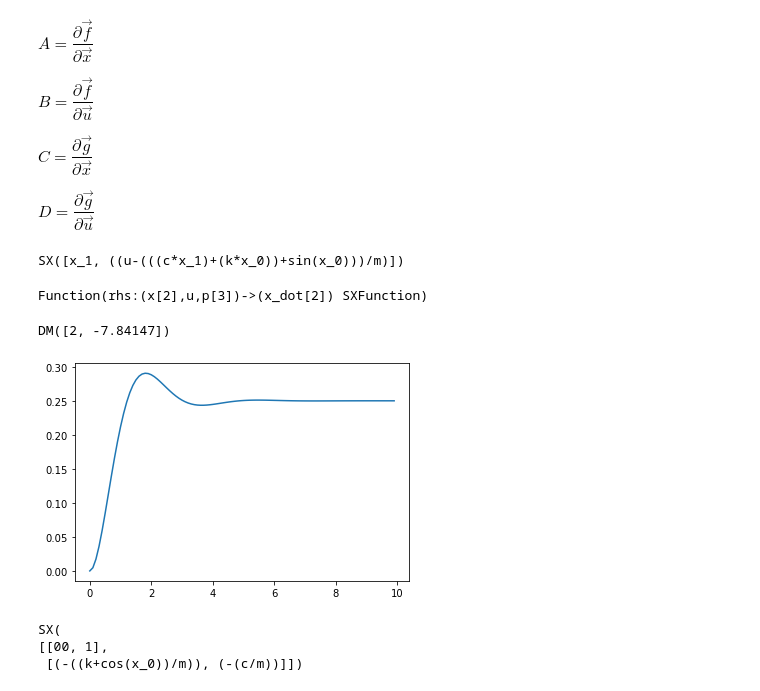
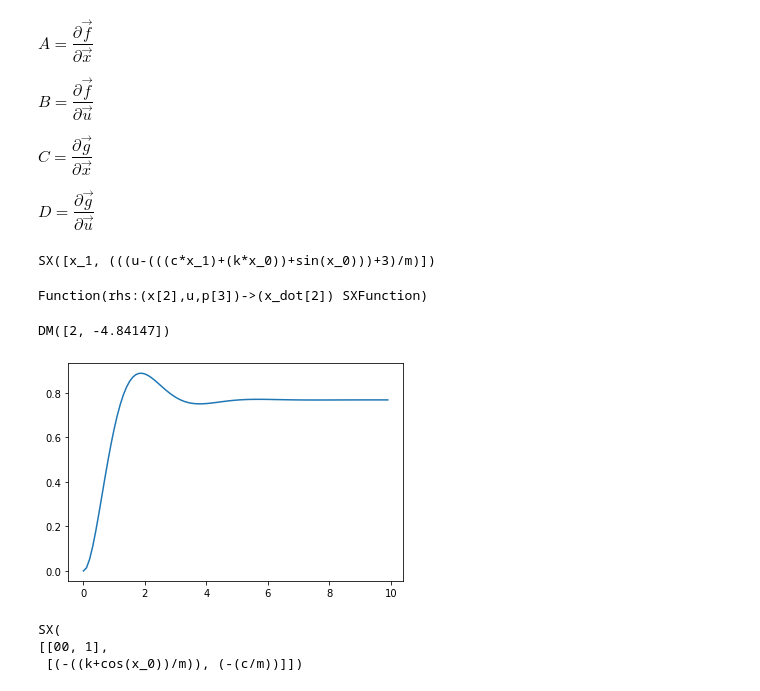
Before and after one commit to jgoppert/aae497-f19, a Jupyter notebook: lectures/4-Casadi-MSD.ipynb, the cells around one changed output. Saved outputs shown, nothing was run; the diff lists cells and outputs as text; code cells hidden in the pictures.

```diff
--- a/lectures/4-Casadi-MSD.ipynb
+++ b/lectures/4-Casadi-MSD.ipynb
@@ -45,10 +45,10 @@ xd = xv[1]
 
 y = x
 
-xv_dot = ca.vertcat(xd, (-c*xd - k*x - ca.sin(x) + u)/m)
+xv_dot = ca.vertcat(xd, (-c*xd - k*x - ca.sin(x) + u + 3)/m)
 xv_dot
 # %% [output]
-SX([x_1, ((u-(((c*x_1)+(k*x_0))+sin(x_0)))/m)])
+SX([x_1, (((u-(((c*x_1)+(k*x_0))+sin(x_0)))+3)/m)])
 # %%
 f_rhs = ca.Function('rhs', [xv, u, p], [xv_dot], ['x', 'u', 'p'], ['x_dot'], {'jit': True})
 f_rhs
@@ -57,18 +57,18 @@ Function(rhs:(x[2],u,p[3])->(x_dot[2]) SXFunction)
 # %%
 f_rhs([1, 2], [0], [1, 2, 3])
 # %% [output]
-DM([2, -7.84147])
+DM([2, -4.84147])
 # %%
 import scipy.integrate
 import numpy as np
 tf = 10
 res = scipy.integrate.solve_ivp(
-    fun=lambda t, x: np.array(f_rhs(x, 1.0, [1, 2, 3])).reshape(-1),
+    fun=lambda t, x: np.array(f_rhs(x, 0.0, [1, 2, 3])).reshape(-1),
     t_span=[0, tf],
     y0=[0, 0], t_eval=np.arange(0, tf, 0.1))
 plt.plot(res['t'], res['y'][0, :]);
 # %% [output]
-[figure, old version]
+[figure, new version]
 # %%
 A = ca.jacobian(xv_dot, xv)
 A
```
Also changed, not shown: parts of 18 cells of this notebook.
